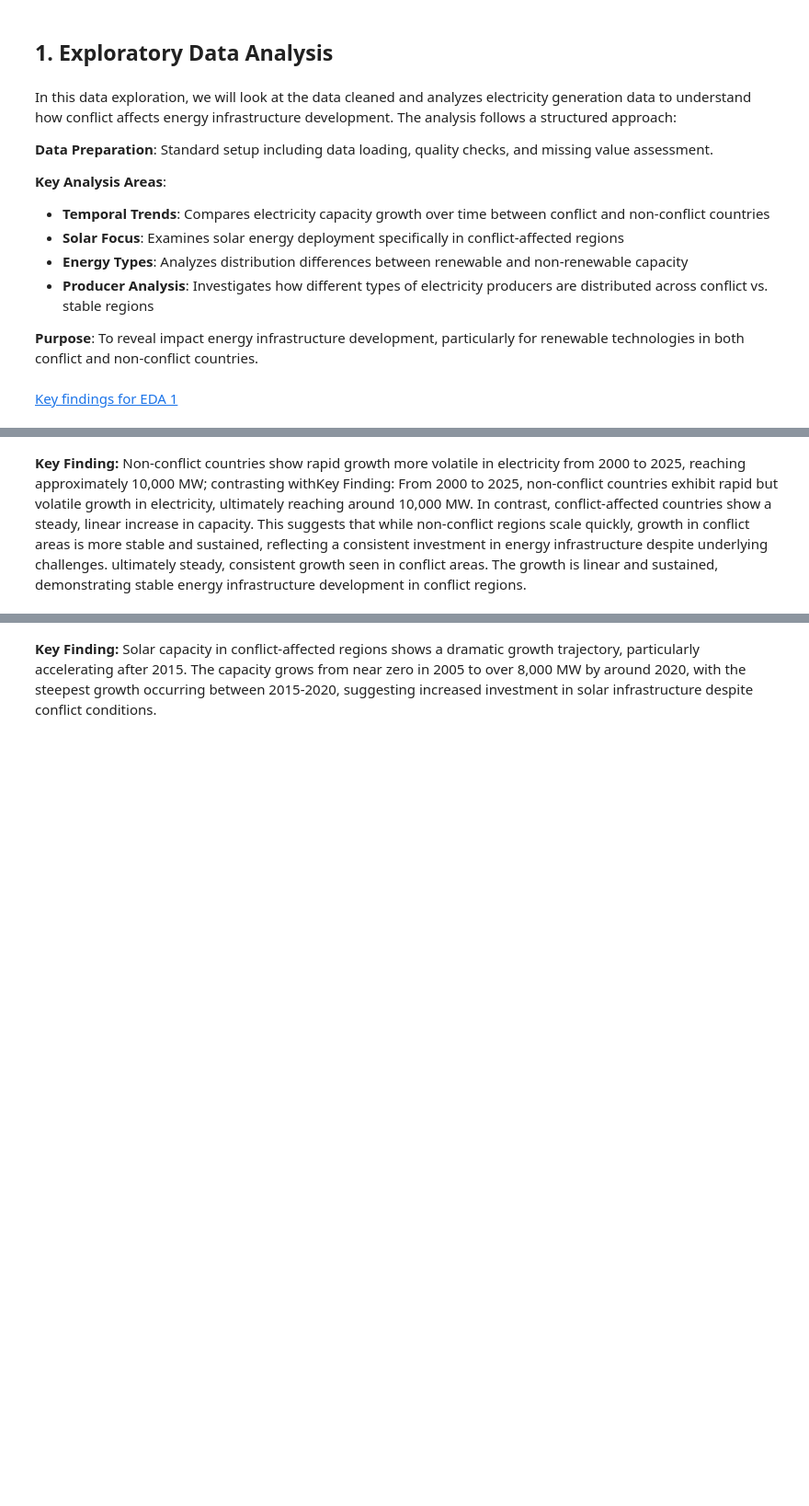
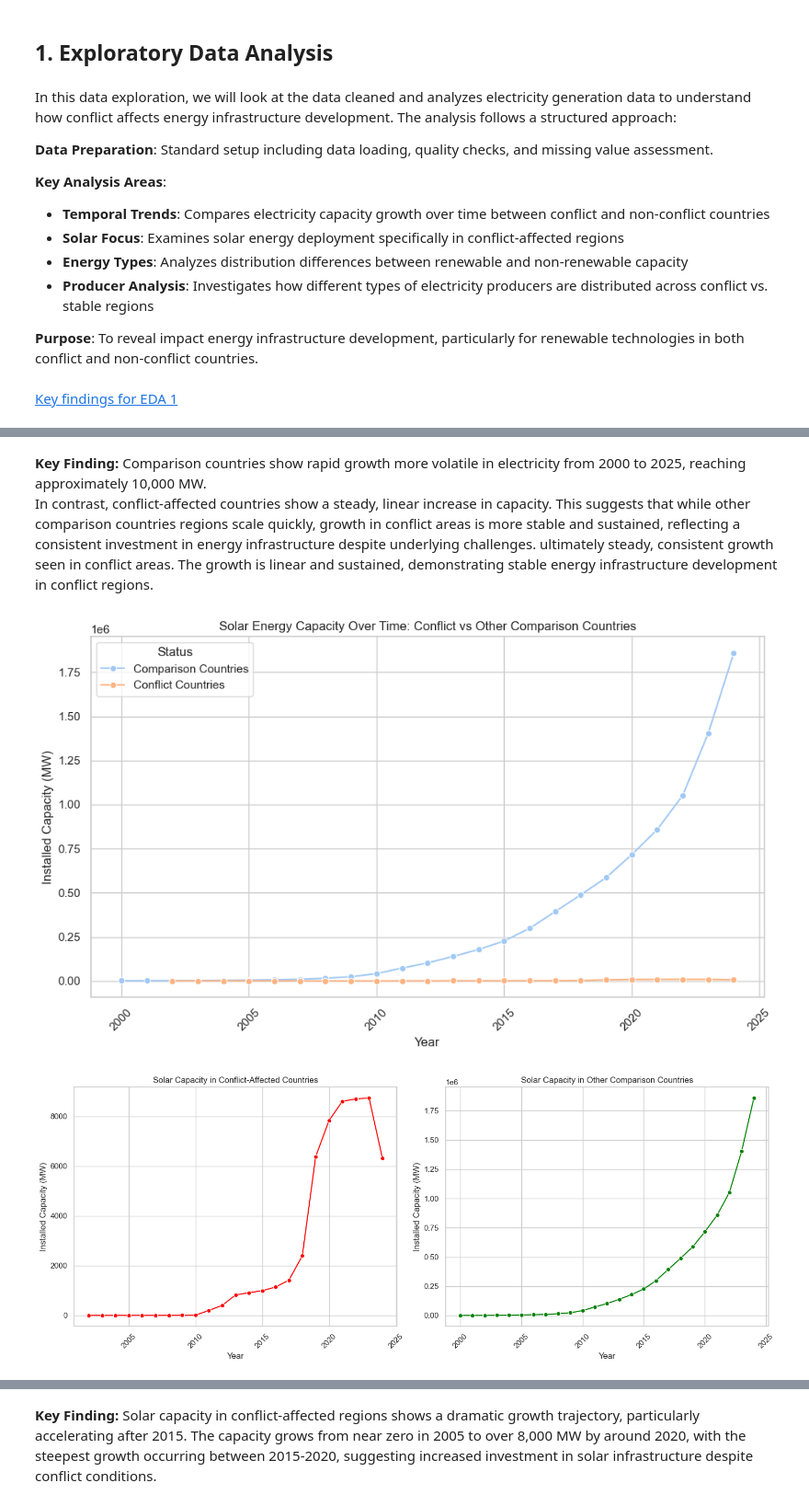
Before and after one commit to MIT-Emerging-Talent/ET6-CDSP-group-08-repo, a Jupyter notebook: 3_data_exploration/IRENA_ONG_explore_1.ipynb, the cells around one changed output, grey strips where cells are left out. Shown at 92% size. Cells and saved outputs as stored; diff of their text form; code cells hidden in the pictures; blank space fills up the shorter version.

```diff
--- a/3_data_exploration/IRENA_ONG_explore_1.ipynb
+++ b/3_data_exploration/IRENA_ONG_explore_1.ipynb
@@ -139,5 +173,6 @@ plt.show()
 # %% [markdown]
-**Key Finding:** Non-conflict countries show rapid growth more volatile in electricity from 2000 to 2025, reaching approximately 10,000 MW; contrasting withKey Finding: From 2000 to 2025, non-conflict countries exhibit rapid but volatile growth in electricity, ultimately reaching around 10,000 MW. In contrast, conflict-affected countries show a steady, linear increase in capacity. This suggests that while non-conflict regions scale quickly, growth in conflict areas is more stable and sustained, reflecting a consistent investment in energy infrastructure despite underlying challenges. ultimately steady, consistent growth seen in conflict areas. The growth is linear and sustained, demonstrating stable energy infrastructure development in conflict regions.
+**Key Finding:** Comparison countries show rapid growth more volatile in electricity from 2000 to 2025, reaching approximately 10,000 MW.
+In contrast, conflict-affected countries show a steady, linear increase in capacity. This suggests that while other comparison countries regions scale quickly, growth in conflict areas is more stable and sustained, reflecting a consistent investment in energy infrastructure despite underlying challenges. ultimately steady, consistent growth seen in conflict areas. The growth is linear and sustained, demonstrating stable energy infrastructure development in conflict regions.
 # %%
 # 8.1 Filter: Solar Energy in Both Conflict and Non-Conflict Countries
 df_solar = df[df["Technology"].str.contains("Solar", case=False, na=False)]
@@ -200,31 +235,34 @@ sns.lineplot(
 )
 ax2.set_title("Solar Capacity in Other Comparison Countries")
 ax2.set_ylabel("Installed Capacity (MW)")
 ax2.set_xlabel("Year")
 ax2.tick_params(axis="x", rotation=45)
 
 plt.tight_layout()
 plt.show()
 
 # Optional: Show the difference/ratio between conflict and non-conflict
 # Pivot to have classification as columns
 df_solar_pivot = df_solar_grouped.pivot(
     index="Year", columns="Classification", values="Electricity Installed Capacity (MW)"
 ).fillna(0)
 
 # Add ratio column
 df_solar_pivot["Ratio"] = (
     df_solar_pivot["Comparison Countries"] / df_solar_pivot["Conflict Countries"]
 )
 
 # Plot the ratio
 plt.figure(figsize=(10, 6))
 sns.lineplot(data=df_solar_pivot.reset_index(), x="Year", y="Ratio", marker="o")
 plt.title("Solar Capacity Ratio: Conflict to Other Comparison Countries")
-plt.ylabel("Ratio (Non-Conflict / Conflict)")
+plt.ylabel("Ratio (Comparison / Conflict)")
 plt.xlabel("Year")
 plt.axhline(y=1, color="red", linestyle="--", alpha=0.7, label="Equal capacity")
 plt.legend()
 plt.xticks(rotation=45)
 plt.tight_layout()
 plt.show()
+# %% [output]
+[figure, added]
+[figure, added]
```
Also changed, not shown: parts of 15 cells of this notebook, 3 other files.
